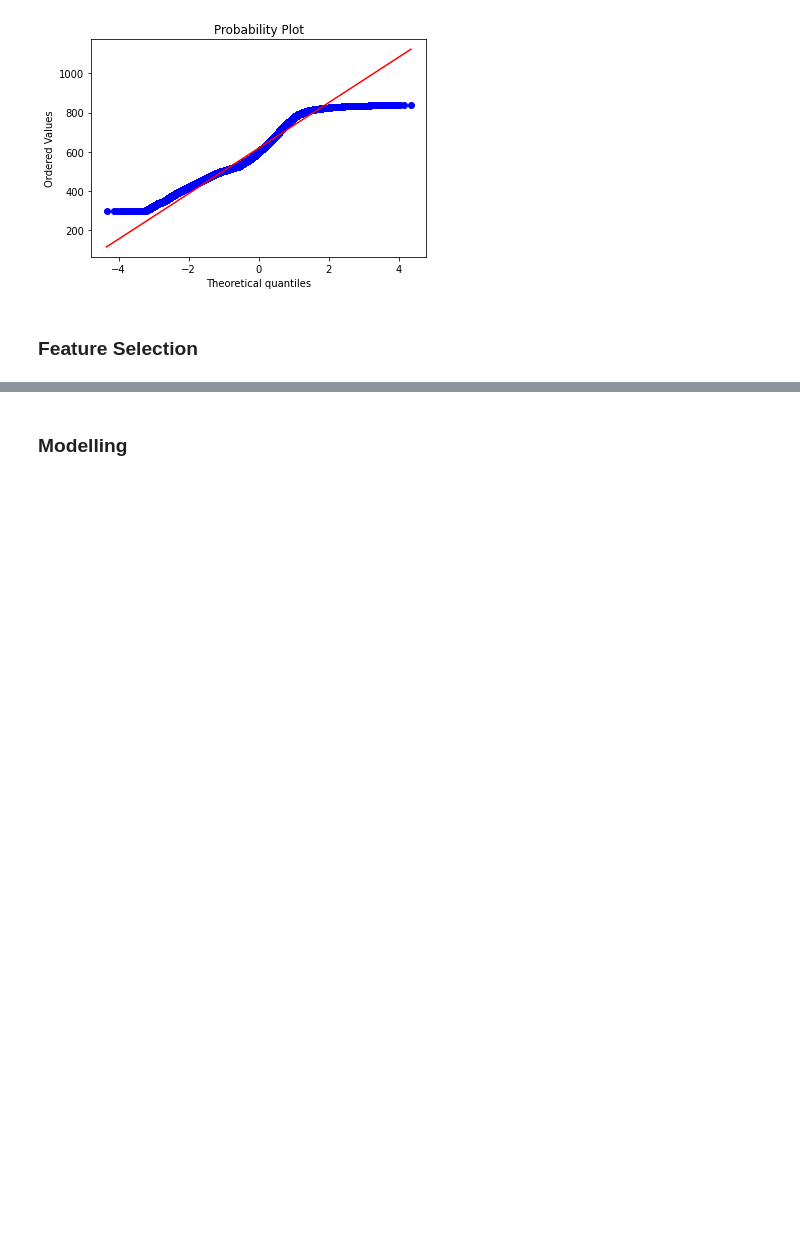
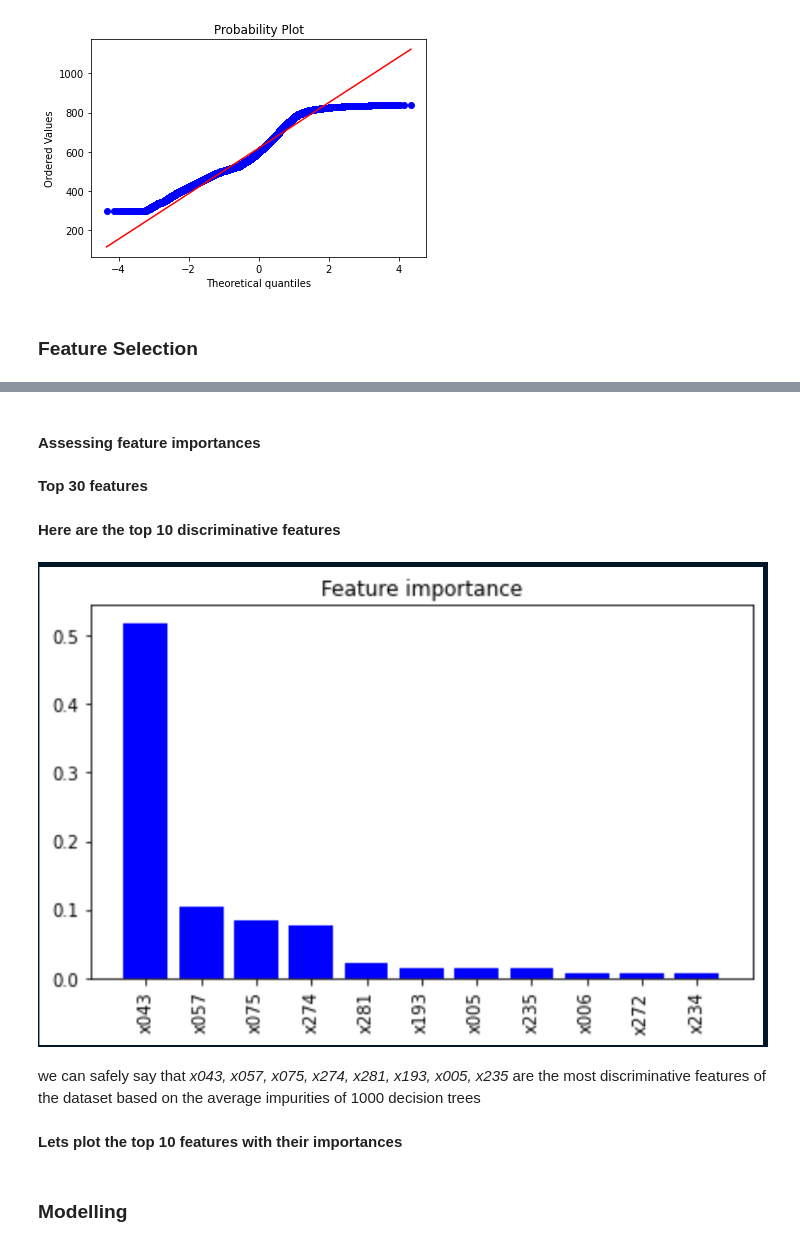
Before and after one commit to nebanat/WH-DS-ASSESSMENT, a Jupyter notebook: training/experiment_tracking/wallet-hub-assignment.ipynb, the cells around one changed output, grey strips where cells are left out. Cells and saved outputs as stored; diff of their text form; code cells hidden in the pictures; blank space fills up the shorter version.

```diff
--- a/training/experiment_tracking/wallet-hub-assignment.ipynb
+++ b/training/experiment_tracking/wallet-hub-assignment.ipynb
@@ -126,0 +168,2 @@ features = df.columns[df.columns != target]
+# %% [markdown]
+#### Assessing feature importances
@@ -126,0 +173,2 @@ features = df.columns[df.columns != target]
+# %% [markdown]
+**Top 30 features**
@@ -126,0 +182,7 @@ features = df.columns[df.columns != target]
+# %% [markdown]
+**Here are the top 10 discriminative features**
+# %%
+from IPython.display import Image
+Image('feature_importance.png')
+# %% [output]
+[figure, added]
@@ -126,0 +200,4 @@ features = df.columns[df.columns != target]
+# %% [markdown]
+ we can safely say that *x043, x057, x075, x274, x281, x193, x005, x235* are the most discriminative features of the dataset based on the average impurities of 1000 decision trees
+# %% [markdown]
+**Lets plot the top 10 features with their importances**
```
Also changed, not shown: parts of 64 cells of this notebook, 8 other files.
